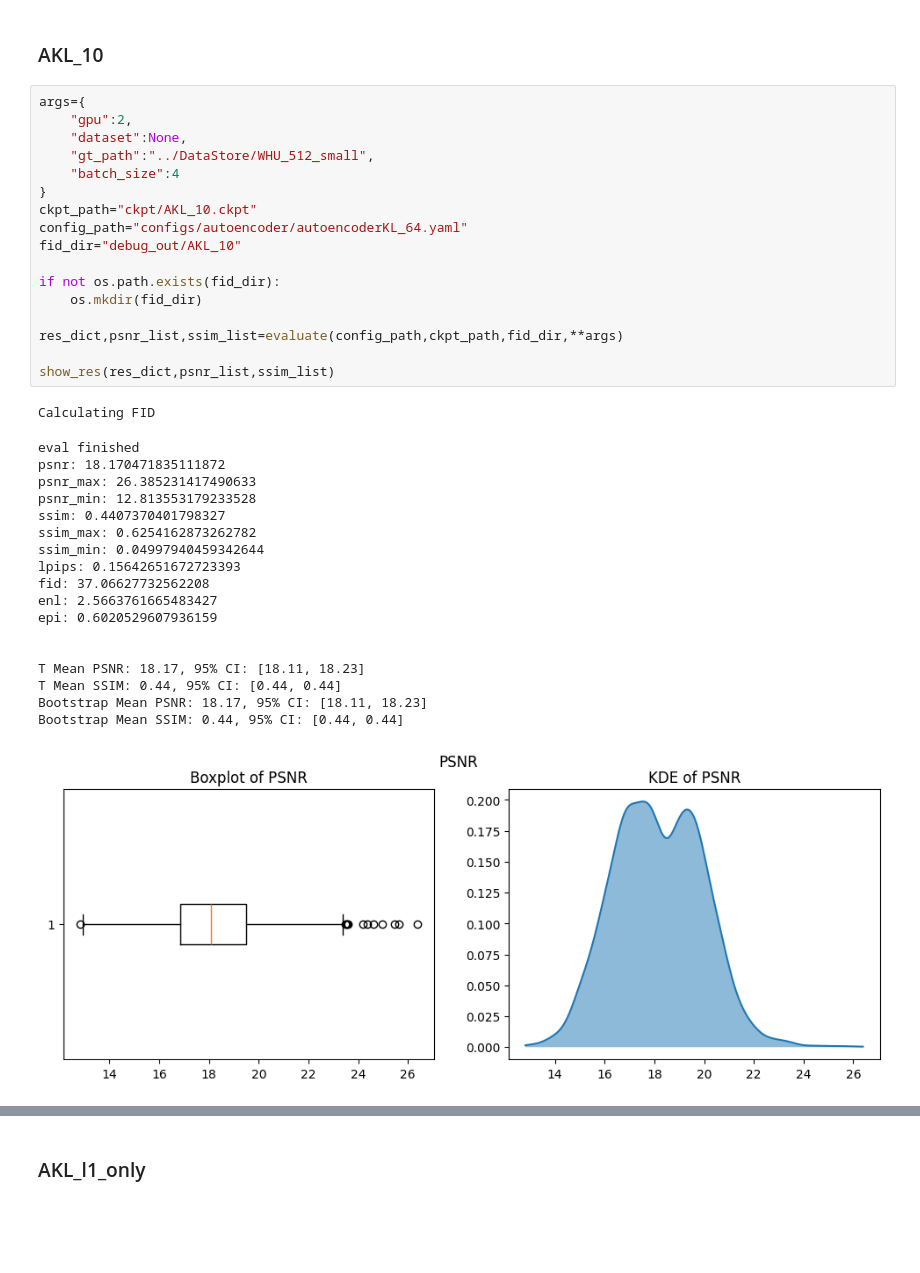
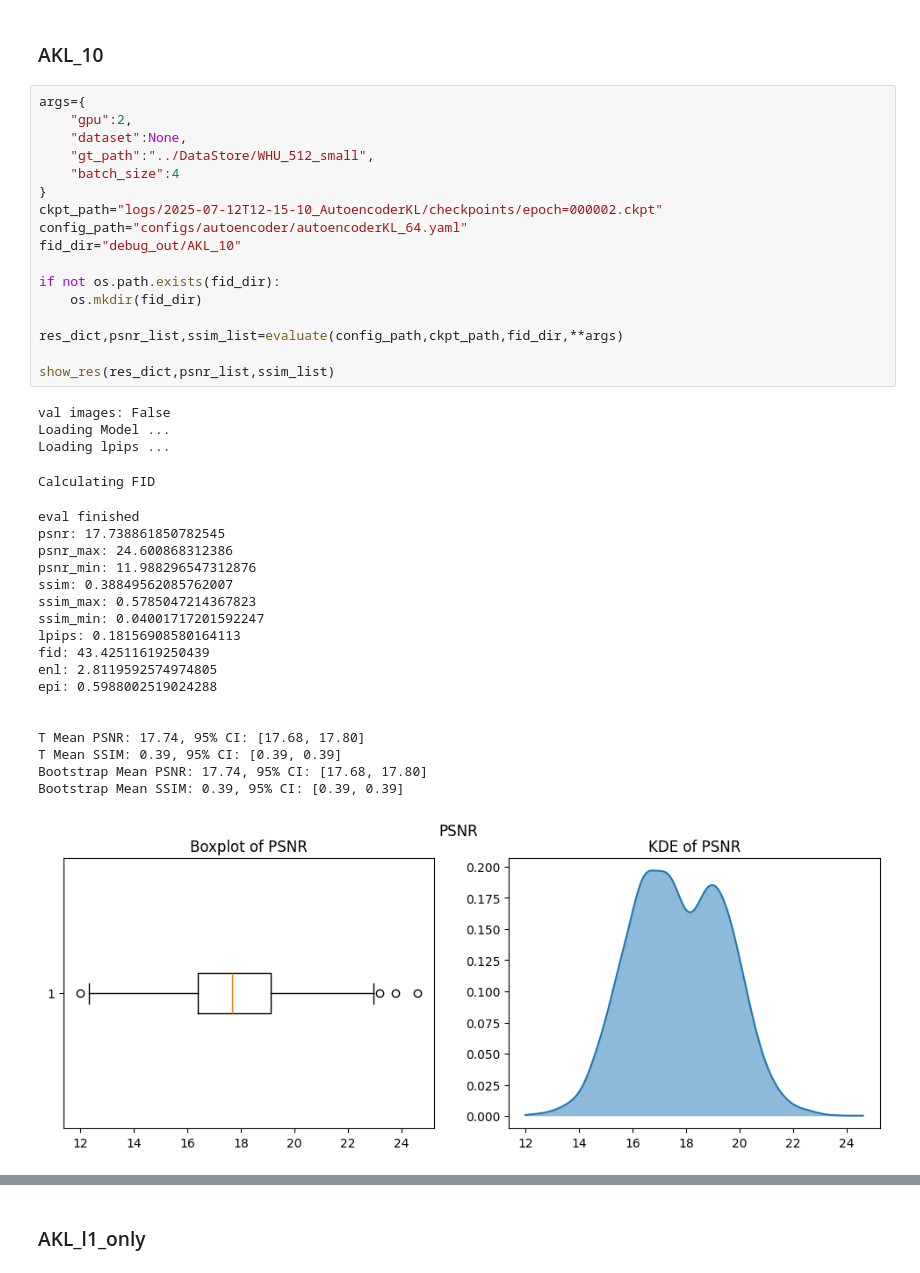
Before and after one commit to flyingbucket/stable_sr, a Jupyter notebook: check.ipynb, the cells around one changed output, grey strips where cells are left out. Saved outputs shown, nothing was run; the diff lists cells and outputs as text; blank space fills up the shorter version.

```diff
--- a/check.ipynb
+++ b/check.ipynb
@@ -642,37 +642,40 @@ Bootstrap Mean SSIM: 0.42, 95% CI: [0.36, 0.47]
 # %%
 args={
     "gpu":2,
     "dataset":None,
     "gt_path":"../DataStore/WHU_512_small",
     "batch_size":4
 }
-ckpt_path="ckpt/AKL_10.ckpt"
+ckpt_path="logs/2025-07-12T12-15-10_AutoencoderKL/checkpoints/epoch=000002.ckpt"
 config_path="configs/autoencoder/autoencoderKL_64.yaml"
 fid_dir="debug_out/AKL_10"
 
 if not os.path.exists(fid_dir):
     os.mkdir(fid_dir)
 
 res_dict,psnr_list,ssim_list=evaluate(config_path,ckpt_path,fid_dir,**args)
 
 show_res(res_dict,psnr_list,ssim_list)
 # %% [output]
-Calculating FID
+val images: False
+Loading Model ...
+Loading lpips ...
-eval finished
-psnr: 18.170471835111872
-psnr_max: 26.385231417490633
-psnr_min: 12.813553179233528
-ssim: 0.4407370401798327
-ssim_max: 0.6254162873262782
-ssim_min: 0.04997940459342644
-lpips: 0.15642651672723393
-fid: 37.06627732562208
-enl: 2.5663761665483427
-epi: 0.6020529607936159
-
-
-T Mean PSNR: 18.17, 95% CI: [18.11, 18.23]
-T Mean SSIM: 0.44, 95% CI: [0.44, 0.44]
-Bootstrap Mean PSNR: 18.17, 95% CI: [18.11, 18.23]
-Bootstrap Mean SSIM: 0.44, 95% CI: [0.44, 0.44]
+Calculating FID
+eval finished
+psnr: 17.738861850782545
+psnr_max: 24.600868312386
+psnr_min: 11.988296547312876
+ssim: 0.38849562085762007
+ssim_max: 0.5785047214367823
+ssim_min: 0.04001717201592247
+lpips: 0.18156908580164113
+fid: 43.42511619250439
+enl: 2.8119592574974805
+epi: 0.5988002519024288
+
+
+T Mean PSNR: 17.74, 95% CI: [17.68, 17.80]
+T Mean SSIM: 0.39, 95% CI: [0.39, 0.39]
+Bootstrap Mean PSNR: 17.74, 95% CI: [17.68, 17.80]
+Bootstrap Mean SSIM: 0.39, 95% CI: [0.39, 0.39]
-[figure, old version]
+[figure, new version]
```
Also changed, not shown: parts of 3 cells of this notebook, 1 other file.
